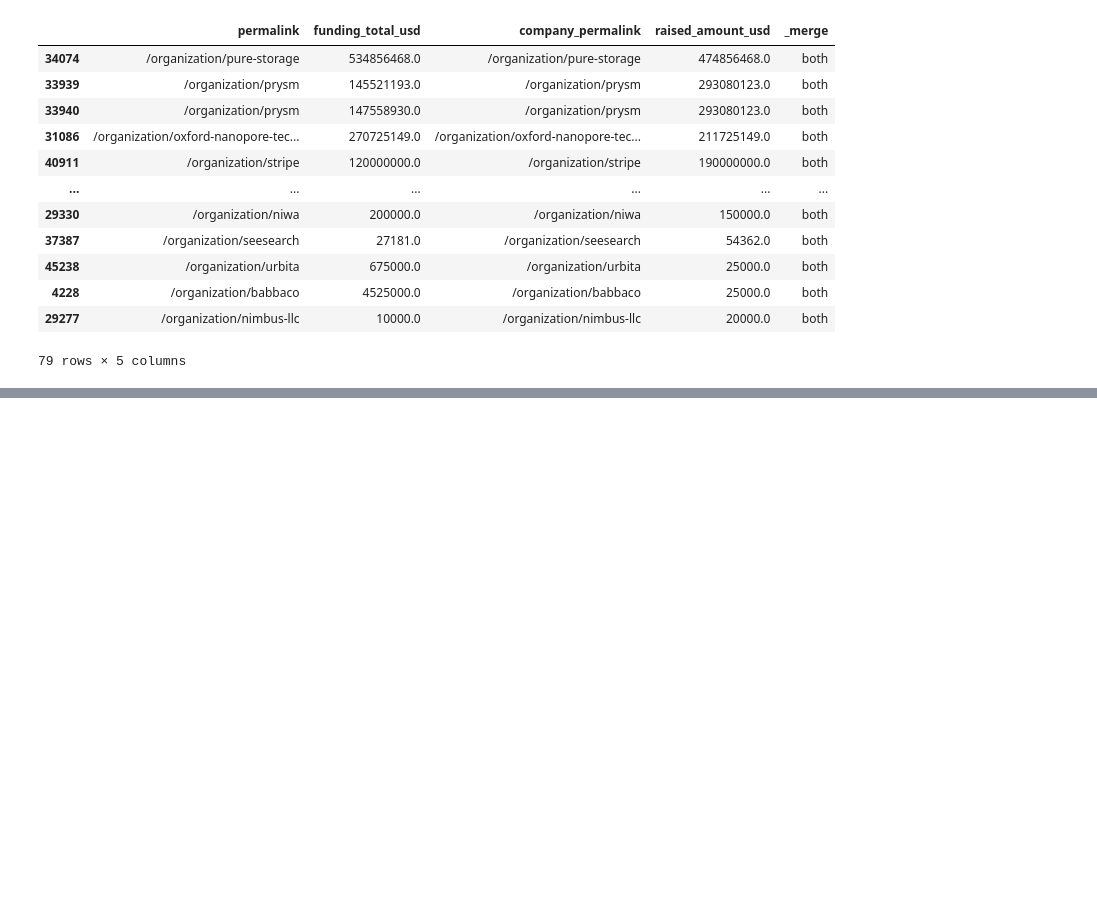
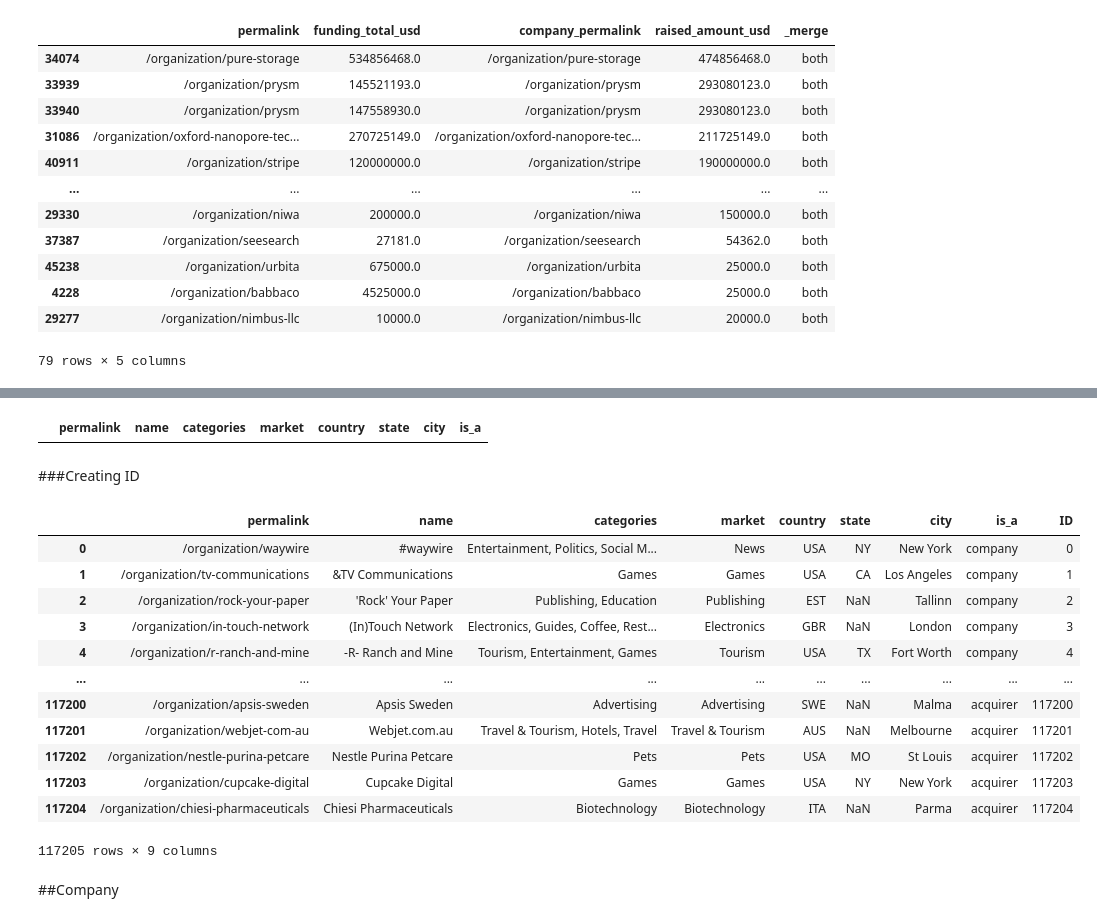
Before and after one commit to lisafrie/Startup-Funding-Analytics, a Jupyter notebook: Data_Exploration_And_Schema_Creation.ipynb, the cells around one changed output, grey strips where cells are left out. Cells and saved outputs as stored; diff of their text form; code cells hidden in the pictures; blank space fills up the shorter version.

Commit message:
Final Schema ready data

```diff
--- a/Data_Exploration_And_Schema_Creation.ipynb
+++ b/Data_Exploration_And_Schema_Creation.ipynb
@@ -972,0 +1200,2 @@ both
+# %%
+round_schema = pd.merge(rounds[['company_permalink','funding_round_permalink', 'funding_round_type', ' raised_amount_usd ', 'funded_at', 'round_number']], investments[['investor_permalink','funding_round_permalink']], left_on='funding_round_permalink', right_on='funding_round_permalink', how='outer', indicator=True)
@@ -972,0 +1285,7 @@ both
+# %%
+mergeCA = pd.merge(acquisitions, company_entity[['permalink']], left_on='company_permalink', right_on='permalink', how='outer', indicator=True)
+missing_companiesA = mergeCA[mergeCA['_merge'] == 'left_only'][['company_permalink', 'company_name', 'company_category_list', 'company_market',  'company_country_code', 'company_state_code', 'company_city']].drop_duplicates()
+missing_companiesA.insert(7, 'is_a', 'company')
+missing_companiesA = missing_companiesA.rename(columns={'company_permalink': 'permalink', 'company_name': 'name','company_category_list': 'categories', 'company_market': 'market', 'company_country_code': 'country', 'company_state_code': 'state', 'company_city': 'city'})
+
+company_entity = pd.concat([company_entity, missing_companiesA], axis=0)
@@ -972,0 +1296,17 @@ both
+# %%
+commonCI = pd.merge(company_entity[['permalink']], investor_entity[['permalink']], left_on='permalink', right_on='permalink', how='outer', indicator=True)
+commonCIBoth = commonCI[commonCI['_merge'] == 'both']
+commonCIBoth = commonCIBoth['permalink']
+commonCIRight = commonCI[commonCI['_merge'] == 'right_only']
+commonCIRight = commonCIRight['permalink']
+
+financial_entity_schema = company_entity.copy()
+
+for i in commonCIBoth:
+  financial_entity_schema.loc[financial_entity_schema['permalink'] == i, 'is_a'] = financial_entity_schema.loc[financial_entity_schema['permalink'] == i, 'is_a'] + ', investor'
+
+for i in commonCIRight:
+  financial_entity_schema = financial_entity_schema.append(investor_entity[investor_entity['permalink'] == i], ignore_index=True)
+
+
+financial_entity_schema
@@ -972,0 +1334,15 @@ both
+# %%
+commonCA = pd.merge(financial_entity_schema[['permalink']], acquirer_entity[['permalink']], left_on='permalink', right_on='permalink', how='outer', indicator=True)
+commonCABoth = commonCA[commonCA['_merge'] == 'both']
+commonCABoth = commonCABoth['permalink']
+commonCARight = commonCA[commonCA['_merge'] == 'right_only']
+commonCARight = commonCARight['permalink']
+
+for i in commonCABoth:
+  financial_entity_schema.loc[financial_entity_schema['permalink'] == i, 'is_a'] = financial_entity_schema.loc[financial_entity_schema['permalink'] == i, 'is_a'] + ', acquirer'
+
+for i in commonCARight:
+  financial_entity_schema = financial_entity_schema.append(acquirer_entity[acquirer_entity['permalink'] == i], ignore_index=True)
+
+
+financial_entity_schema
@@ -972,0 +1363,26 @@ both
+# %%
+#financial_entity_schema[financial_entity_schema['is_a'] == 'company, investor, acquirer']
+financial_entity_schema[financial_entity_schema.duplicated(subset='permalink', keep='first')]
+# %% [output]
+|  | permalink | name | categories | market | country | state | city | is_a |
+# %% [markdown]
+###Creating ID
+# %%
+financial_entity_schema['ID'] = np.arange(len(financial_entity_schema))
+financial_entity_schema
+# %% [output]
+|  | permalink | name | categories | market | country | state | city | is_a | ID |
+| 0 | /organization/waywire | #waywire | Entertainment, Politics, Social M... | News | USA | NY | New York | company | 0 |
+| 1 | /organization/tv-communications | &TV Communications | Games | Games | USA | CA | Los Angeles | company | 1 |
+| 2 | /organization/rock-your-paper | 'Rock' Your Paper | Publishing, Education | Publishing | EST | NaN | Tallinn | company | 2 |
+| 3 | /organization/in-touch-network | (In)Touch Network | Electronics, Guides, Coffee, Rest... | Electronics | GBR | NaN | London | company | 3 |
+| 4 | /organization/r-ranch-and-mine | -R- Ranch and Mine | Tourism, Entertainment, Games | Tourism | USA | TX | Fort Worth | company | 4 |
+| ... | ... | ... | ... | ... | ... | ... | ... | ... | ... |
+| 117200 | /organization/apsis-sweden | Apsis Sweden | Advertising | Advertising | SWE | NaN | Malma | acquirer | 117200 |
+| 117201 | /organization/webjet-com-au | Webjet.com.au | Travel & Tourism, Hotels, Travel | Travel & Tourism | AUS | NaN | Melbourne | acquirer | 117201 |
+| 117202 | /organization/nestle-purina-petcare | Nestle Purina Petcare | Pets | Pets | USA | MO | St Louis | acquirer | 117202 |
+| 117203 | /organization/cupcake-digital | Cupcake Digital | Games | Games | USA | NY | New York | acquirer | 117203 |
+| 117204 | /organization/chiesi-pharmaceuticals | Chiesi Pharmaceuticals | Biotechnology | Biotechnology | ITA | NaN | Parma | acquirer | 117204 |
+117205 rows × 9 columns
+# %% [markdown]
+##Company
```
Also changed, not shown: parts of 76 cells of this notebook, 13 other files.
